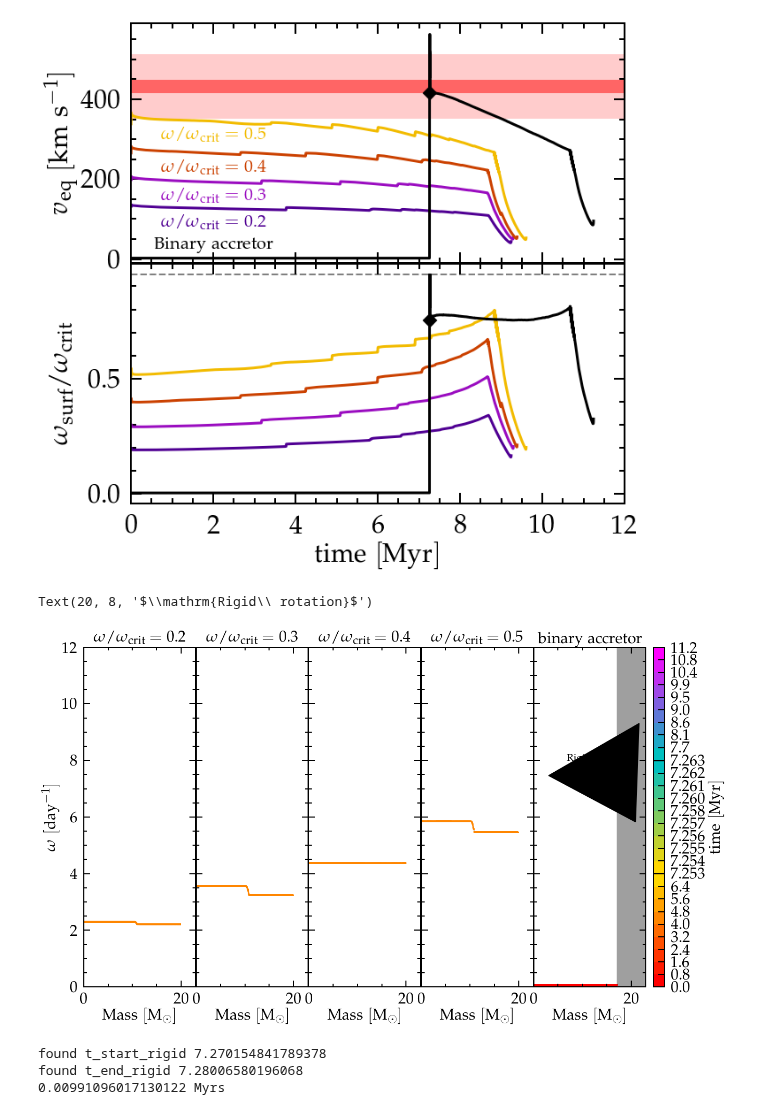
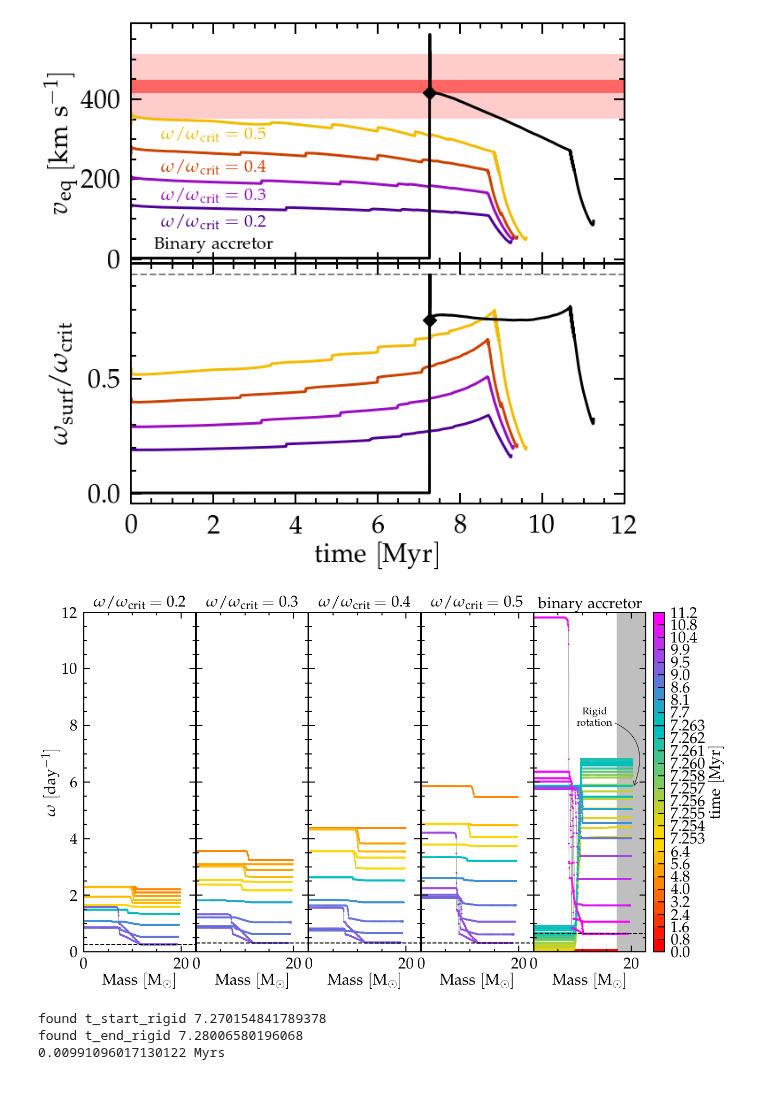
Before and after one commit to mathren/zeta_oph, a Jupyter notebook: notebooks/mixing_and_AM.ipynb, the cells around one changed output. Saved outputs shown, nothing was run; the diff lists cells and outputs as text; code cells hidden in the pictures.

```diff
--- a/notebooks/mixing_and_AM.ipynb
+++ b/notebooks/mixing_and_AM.ipynb
@@ -198,37 +198,3 @@ plt.savefig("/mnt/home/mrenzo/Templates/zeta_oph/manuscript/figures/n14_colored.
 # plt.savefig("/mnt/home/mrenzo/TMP/n14_struct_complete_zeta_ab.pdf", rasterized=True)
 # %% [output]
 [figure]
-# %%
-# final chemical profiles
-fig = plt.figure()
-gs = gridspec.GridSpec(100, 100)
-ax = fig.add_subplot(gs[:, :])
-profile = sorted(glob.glob(folder+'../../accretor_to_TAMS/LOGS/p*.data'), key=get_age_from_profile)[-1]
-hfile = folder+'/history.data'
-src, col = getSrcCol(hfile)
-he_init = src[0, col.index("surface_he4")]
-c_init = src[0, col.index("surface_c12")]
-n_init = src[0, col.index("surface_n14")]
-o_init = src[0, col.index("surface_o16")]
-
-src, col = getSrcCol(profile)
-he = src[:, col.index("he4")]
-c = src[:, col.index("c12")]
-o = src[:, col.index("o16")]
-n = src[:, col.index("n14")]
-m = src[:, col.index("mass")]
-
-ax.plot(m, he, c='r')
-ax.plot(m, c, c='g')
-ax.plot(m, n, c='y')
-ax.plot(m, o, c='m')
-
-ax.set_xlabel(r"$M\ [M_\odot]$")
-ax.set_ylabel(r"$X$")
-
-ax.axhline(he_init, 0,1,c='r', ls='--')
-ax.axhline(c_init, 0,1,c='g', ls='--')
-ax.axhline(o_init, 0,1,c='m', ls='--')
-ax.axhline(n_init, 0,1,c='y', ls='--')
-# ax.set_ylim(0,1)
-ax.set_yscale('log')
@@ -728,7 +692,6 @@ for folder in folders:
         profiles = profiles[::10]+[profiles[-1]]
     if "binary" in folder:
         title = "$\mathrm{binary\ accretor}$"
-        ax.axvspan(17, 23, alpha=0.5, color="#808080", zorder=0)
         profiles_bin = sorted(glob.glob(folder+"/p*data"), key=get_age_from_profile)
         # profiles_bin = profiles_bin[1:] # the first profile is during the initial relaxation, skip it
         # remove the relaxation and evolution towards CNO equilibrium for clarity
@@ -744,7 +707,7 @@ for folder in folders:
     ax.set_title(title, fontsize=30)
     # re-sort profiles
     profiles = sorted(profiles, key=get_age_from_profile)
-    for profile in profiles[::100]:
+    for profile in profiles:
         src, col = getSrcCol(profile)
         m = src[:, col.index("mass")]
         omega = src[:, col.index("omega")]*60*60*24
@@ -774,37 +737,37 @@ for folder in folders:
 # label colormaps
 p1 = ax.scatter([-1, -3], [10, 20], c=[t2/2.0, t2], s=5, vmin=vmin1, vmax=vmax1, rasterized=True, cmap=cmap1, norm=norm1)
 p2 = ax.scatter([-1, -3], [10, 20], c=[t3/2.0, t3], s=5, vmin=vmin2, vmax=vmax2, rasterized=True, cmap=cmap2, norm=norm2)
 p3 = ax.scatter([-1, -3], [10, 20], c=[t3, t3], s=5, vmin=vmin3, vmax=vmax3, rasterized=True, cmap=cmap3, norm=norm3)
 cbar1 = plt.colorbar(p1, cax=cax1)
 cbar2 = plt.colorbar(p2, cax=cax2)
 cbar3 = plt.colorbar(p3, cax=cax3)
 
 cbar1.set_ticks(np.linspace(vmin1, vmax1, 10))
 labels = [f"${i*1e-6:.1f}$" for i in cbar1.get_ticks()]
 cbar1.set_ticklabels(labels[:-1])
 cbar1.ax.minorticks_off()
 
 cbar2.set_ticks(np.linspace(vmin2, vmax2, 10)) # remove the boundary tick
 labels = [f"${i*1e-6:.3f}$" for i in cbar2.get_ticks()]
 cbar2.set_ticklabels(labels)
 cbar2.ax.minorticks_off()
 
 cbar3.set_ticks(np.linspace(vmin3, vmax3, 10)) # remove the boundary tick
 labels = [f"${i*1e-6:.1f}$" for i in cbar3.get_ticks()]
 labels[0] = ""
 cbar3.set_ticklabels(labels)
 cbar3.ax.minorticks_off()
 
 cax2.set_ylabel(r"$\mathrm{time \ [Myr]}$")
 ax5.axvspan(17, 23, alpha=0.5, color='#808080', zorder=0)
 
 # annotate rigid rotation
-ax5.annotate("$\mathrm{Rigid\ rotation}$", xy=(21,5.8), xycoords='data', xytext=(20, 8), fontsize=20, arrowprops=dict(arrowstyle="Simple", facecolor='black', lw=2), ha="right", zorder=100)
+ax5.annotate("$\mathrm{Rigid}$"+"\n"+"$\mathrm{rotation}$", xy=(20.5,5.825),
+             xycoords='data', xytext=(12.5, 8), fontsize=20, arrowprops=dict(arrowstyle="->", facecolor='#808080', connectionstyle="arc3, rad=-0.6"), ha="center", zorder=100)
 
-# plt.savefig("/mnt/home/mrenzo/Templates/zeta_oph/manuscript/figures/omega_struct_colored.pdf", rasterized=True)
+plt.savefig("/mnt/home/mrenzo/Templates/zeta_oph/manuscript/figures/omega_struct_colored.pdf", rasterized=True)
 # %% [output]
-Text(20, 8, '$\\mathrm{Rigid\\ rotation}$')
-[figure, old version]
+[figure, new version]
 # %%
 profiles_bin = sorted(glob.glob(folder+"/p*data"), key=get_age_from_profile)
 for profile in profiles_bin:
```
Also changed, not shown: parts of 5 cells of this notebook, 10 other files.
